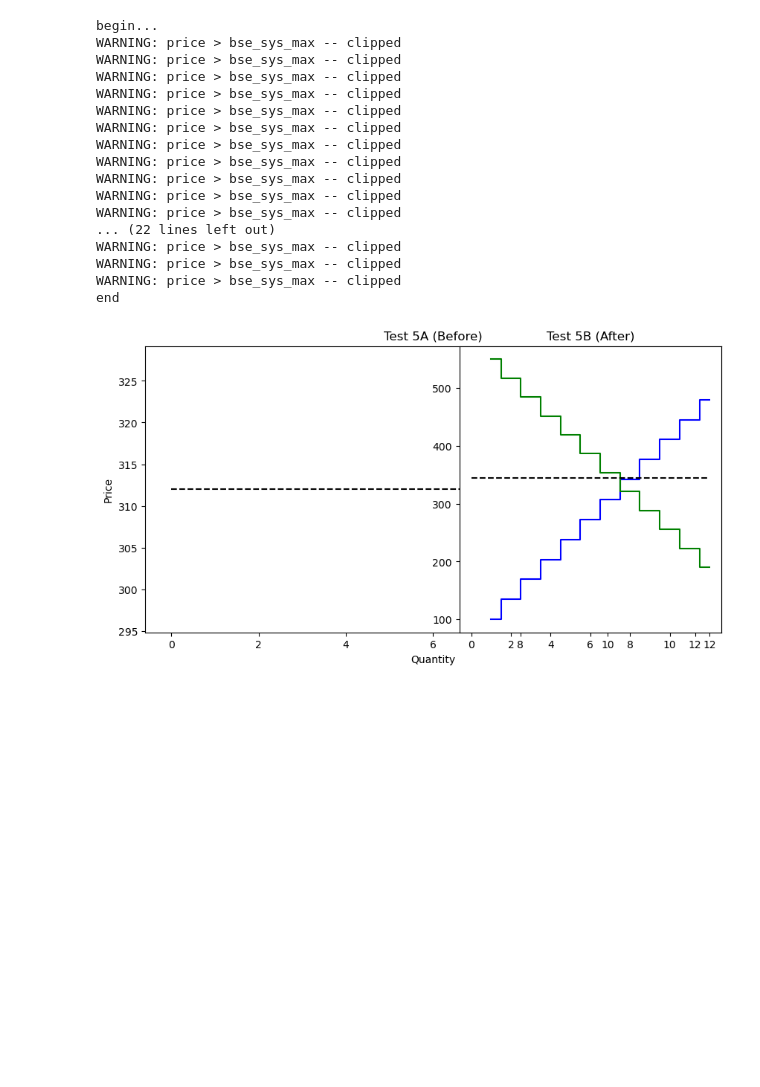
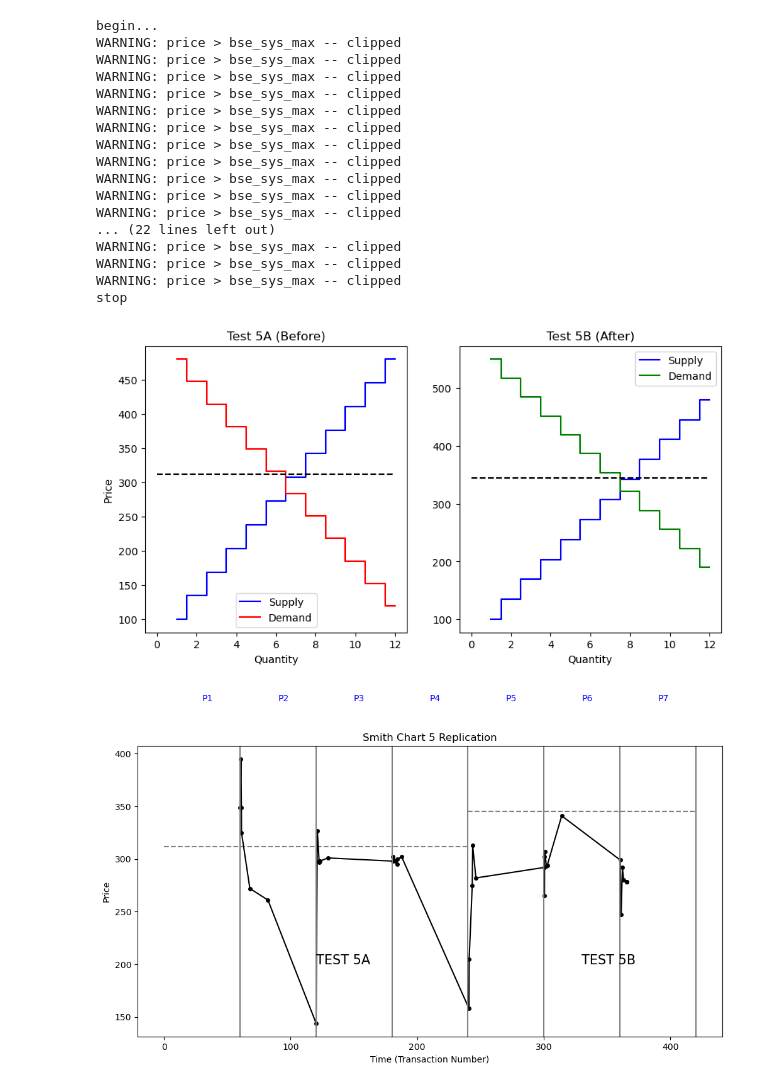
Before and after one commit to jianghz5318-source/INFT_coursework, a Jupyter notebook: qu2.ipynb, the cells around one changed output. Drawn from its saved outputs; the diff is of its cells as text; code cells hidden in the pictures; blank space fills up the shorter version.

Commit message:
Q2: Finish completed replication of Smith Chart 5 with plots

```diff
--- a/qu2.ipynb
+++ b/qu2.ipynb
@@ -18,17 +18,32 @@ s_list.append(('ZIP', 4))
 s_list.append(('SHVR', 4))
 s_list.append(('ZIC', 4))
 
+traders = {'sellers': s_list, 'buyers': b_list}
+
 range_s = (100, 480)
 range_d1 = (480, 120)
 range_d2 = (550, 190)
 
+sup_sch = [{'from': 0, 'to': total_time, 'ranges': [range_s], 'stepmode': 'fixed'}]
+
+dem_sch = []
+dem_sch.append({'from': 0, 'to': end_5a, 'ranges': [range_d1], 'stepmode': 'fixed'})
+dem_sch.append({'from': end_5a, 'to': total_time, 'ranges': [range_d2], 'stepmode': 'fixed'})
+
+order_s = {
+    'sup': sup_sch,
+    'dem': dem_sch,
+    'interval': t_period,
+    'timemode': 'periodic'
+}
+
 sess_id = 'q2_exp_run'
-dump = {'dump_blotters': True, 'dump_lobs': True, 'dump_strats': True,
-        'dump_avgbals': False, 'dump_tape': False}
+dump = {'dump_blotters': False, 'dump_lobs': False, 'dump_strats': False,
+        'dump_avgbals': False, 'dump_tape': True}
 
 print("begin...")
 BSE.market_session(sess_id, 0, total_time, traders, order_s, dump, False)
-print("end")
+print("stop")
 
 x_axis = []
 for i in range(1, 13):
@@ -57,36 +72,68 @@ eq2 = 345
 
 plt.figure(1, figsize=(10, 5))
 
+plt.subplot(1, 2, 1)
+plt.step(x_axis, s_p, where='mid', label='Supply', color='b')
+plt.step(x_axis, d_p1, where='mid', label='Demand', color='r')
+
 plt.plot([0, 12], [eq1, eq1], 'k--')
 plt.title('Test 5A (Before)')
 plt.xlabel('Quantity')
 plt.ylabel('Price')
 plt.legend()
 
 plt.subplot(1, 2, 2)
 plt.step(x_axis, s_p, where='mid', label='Supply', color='b')
 plt.step(x_axis, d_p2, where='mid', label='Demand', color='g')
 plt.plot([0, 12], [eq2, eq2], 'k--')
 plt.title('Test 5B (After)')
+plt.xlabel('Quantity')
+plt.legend()
 
 plt.savefig('q2_fig1.png')
 plt.show()
+
+df = pd.read_csv(sess_id + '_tape.csv', header=None)
+df = df[df[0] == 'Trd']
+times = df[1].values
+prices = df[2].values
+
+plt.figure(2, figsize=(12, 6))
+plt.plot(times, prices, 'ko-', markersize=4)
+plt.plot([0, end_5a], [eq1, eq1], 'k--', alpha=0.5)
+plt.plot([end_5a, total_time], [eq2, eq2], 'k--', alpha=0.5)
+
+for i in range(1, 8):
+    t_line = i * 60
+    plt.axvline(x=t_line, color='gray')
+    plt.text(t_line - 30, 450, 'P'+str(i), color='blue')
+
+plt.text(120, 200, 'TEST 5A', fontsize=15)
+plt.text(330, 200, 'TEST 5B', fontsize=15)
+
+plt.xlabel('Time (Transaction Number)')
+plt.ylabel('Price')
+plt.title('Smith Chart 5 Replication')
+
+plt.savefig('q2_fig2.png')
+plt.show()
 # %% [output]
 begin...
 WARNING: price > bse_sys_max -- clipped
 WARNING: price > bse_sys_max -- clipped
 WARNING: price > bse_sys_max -- clipped
 WARNING: price > bse_sys_max -- clipped
 WARNING: price > bse_sys_max -- clipped
 WARNING: price > bse_sys_max -- clipped
 WARNING: price > bse_sys_max -- clipped
 WARNING: price > bse_sys_max -- clipped
 WARNING: price > bse_sys_max -- clipped
 WARNING: price > bse_sys_max -- clipped
 WARNING: price > bse_sys_max -- clipped
 ... (22 lines left out)
 WARNING: price > bse_sys_max -- clipped
 WARNING: price > bse_sys_max -- clipped
 WARNING: price > bse_sys_max -- clipped
-end
+stop
-[figure, old version]
+[figure, new version]
+[figure, added]
```
Also changed, not shown: 2 other files.
